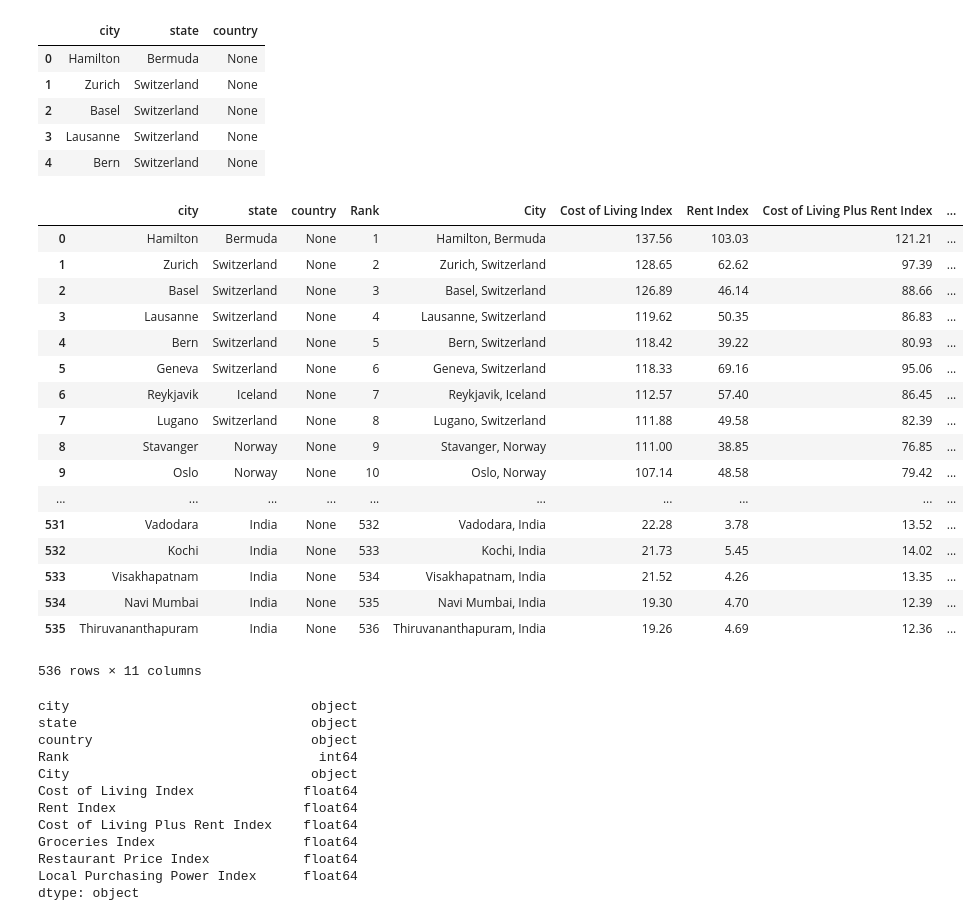
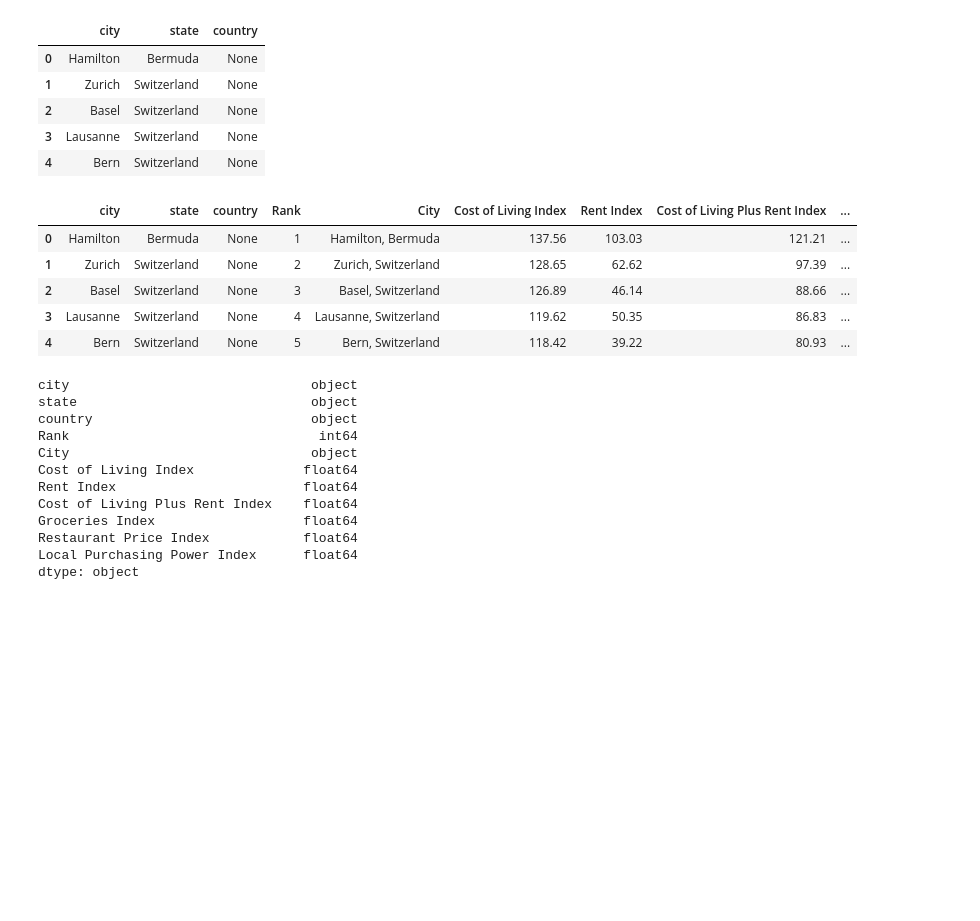
Before and after one commit to jklug34/Project-ETL, a Jupyter notebook: cost_of_living.ipynb, the cells around one changed output. Cells and saved outputs as stored; diff of their text form; code cells hidden in the pictures; blank space fills up the shorter version.

Commit message:
Added jupyter notebook file of data cleaning and final postgreSQL database with two tables

```diff
--- a/cost_of_living.ipynb
+++ b/cost_of_living.ipynb
@@ -72,26 +73,14 @@ rename_split_city_df.head()
 | 4 | Bern | Switzerland | None |
 # %%
 clean_cost_of_living_df = pd.concat([rename_split_city_df, cost_of_living_df], axis=1)
-clean_cost_of_living_df
+clean_cost_of_living_df.head()
 # %% [output]
 |  | city | state | country | Rank | City | Cost of Living Index | Rent Index | Cost of Living Plus Rent Index | ... |
 | 0 | Hamilton | Bermuda | None | 1 | Hamilton, Bermuda | 137.56 | 103.03 | 121.21 | ... |
 | 1 | Zurich | Switzerland | None | 2 | Zurich, Switzerland | 128.65 | 62.62 | 97.39 | ... |
 | 2 | Basel | Switzerland | None | 3 | Basel, Switzerland | 126.89 | 46.14 | 88.66 | ... |
 | 3 | Lausanne | Switzerland | None | 4 | Lausanne, Switzerland | 119.62 | 50.35 | 86.83 | ... |
 | 4 | Bern | Switzerland | None | 5 | Bern, Switzerland | 118.42 | 39.22 | 80.93 | ... |
-| 5 | Geneva | Switzerland | None | 6 | Geneva, Switzerland | 118.33 | 69.16 | 95.06 | ... |
-| 6 | Reykjavik | Iceland | None | 7 | Reykjavik, Iceland | 112.57 | 57.40 | 86.45 | ... |
-| 7 | Lugano | Switzerland | None | 8 | Lugano, Switzerland | 111.88 | 49.58 | 82.39 | ... |
-| 8 | Stavanger | Norway | None | 9 | Stavanger, Norway | 111.00 | 38.85 | 76.85 | ... |
-| 9 | Oslo | Norway | None | 10 | Oslo, Norway | 107.14 | 48.58 | 79.42 | ... |
-| ... | ... | ... | ... | ... | ... | ... | ... | ... | ... |
-| 531 | Vadodara | India | None | 532 | Vadodara, India | 22.28 | 3.78 | 13.52 | ... |
-| 532 | Kochi | India | None | 533 | Kochi, India | 21.73 | 5.45 | 14.02 | ... |
-| 533 | Visakhapatnam | India | None | 534 | Visakhapatnam, India | 21.52 | 4.26 | 13.35 | ... |
-| 534 | Navi Mumbai | India | None | 535 | Navi Mumbai, India | 19.30 | 4.70 | 12.39 | ... |
-| 535 | Thiruvananthapuram | India | None | 536 | Thiruvananthapuram, India | 19.26 | 4.69 | 12.36 | ... |
-536 rows × 11 columns
 # %%
 clean_cost_of_living_df.dtypes
 # %% [output]
```
Also changed, not shown: parts of 24 cells of this notebook, 3 other files.
